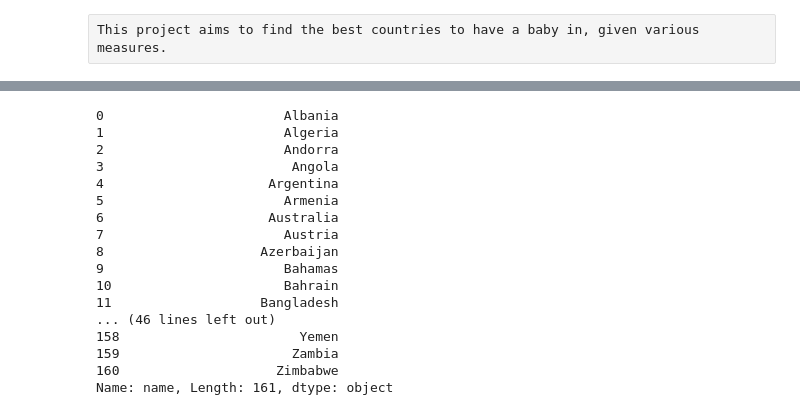
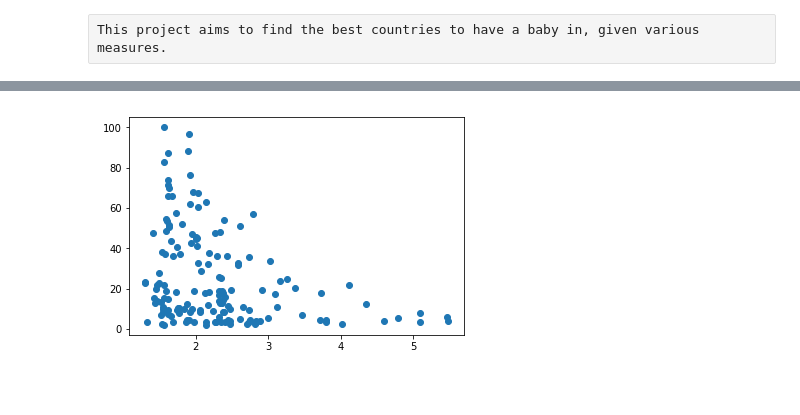
Before and after one commit to JoshuaLau/CurrencyDrain, a Jupyter notebook: plot.ipynb, the cells around one changed output, grey strips where cells are left out. Cells and saved outputs as stored; diff of their text form; code cells hidden in the pictures; blank space fills up the shorter version.

```diff
--- a/plot.ipynb
+++ b/plot.ipynb
@@ -53,21 +52,0 @@ data
-# %%
-countries = data.iloc[:, 0]
-countries
-# %% [output]
-0                       Albania
-1                       Algeria
-2                       Andorra
-3                        Angola
-4                     Argentina
-5                       Armenia
-6                     Australia
-7                       Austria
-8                    Azerbaijan
-9                       Bahamas
-10                      Bahrain
-11                   Bangladesh
-... (46 lines left out)
-158                       Yemen
-159                      Zambia
-160                    Zimbabwe
-Name: name, Length: 161, dtype: object
@@ -81,0 +53,5 @@ population
+# %%
+mlp.scatter(data.substanceAbuse, data.infantMortality)
+mlp.show()
+# %% [output]
+[figure, added]
```
Also changed, not shown: parts of 7 cells of this notebook, 2 other files.
